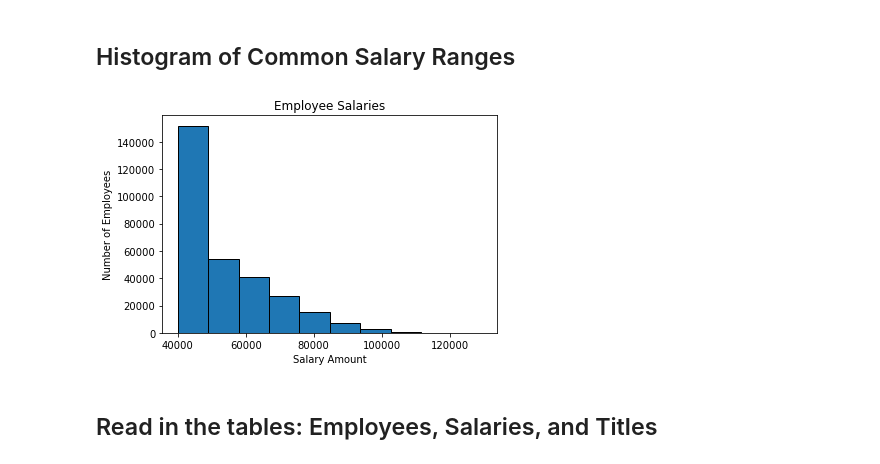
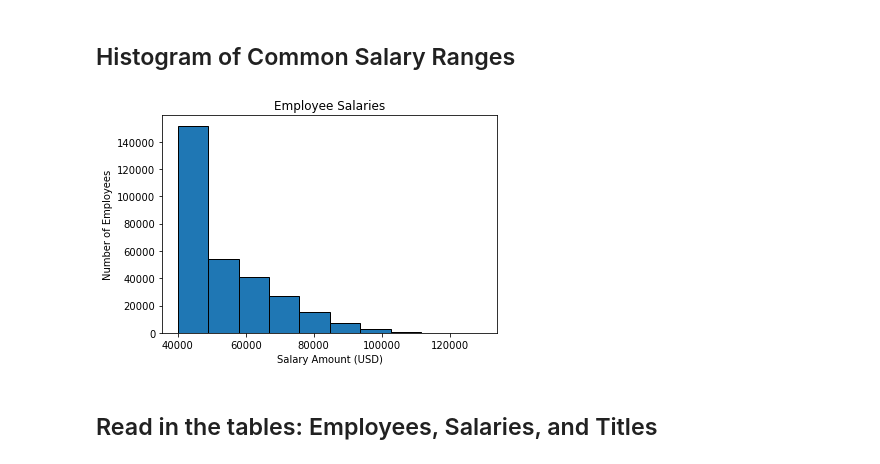
Before and after one commit to SColson82/Employee_SQL, a Jupyter notebook: EmployeeSQL/BonusEmployeeSQL.ipynb, the cells around one changed output. Saved outputs shown, nothing was run; the diff lists cells and outputs as text; code cells hidden in the pictures.

```diff
--- a/EmployeeSQL/BonusEmployeeSQL.ipynb
+++ b/EmployeeSQL/BonusEmployeeSQL.ipynb
@@ -32,15 +32,15 @@ dtype: int64
 # %%
 # Histogram of common salary ranges.
 plt.hist(salary['salary'],bins=10,ec='black')
 
 # Give it some titles.
 plt.title("Employee Salaries")
-plt.xlabel("Salary Amount")
+plt.xlabel("Salary Amount (USD)")
 plt.ylabel("Number of Employees")
 
 plt.show()
 # %% [output]
-[figure, old version]
+[figure, new version]
 # %% [markdown]
 ## Read in the tables: Employees, Salaries, and Titles
 # %%
```
Also changed, not shown: 1 other file.
